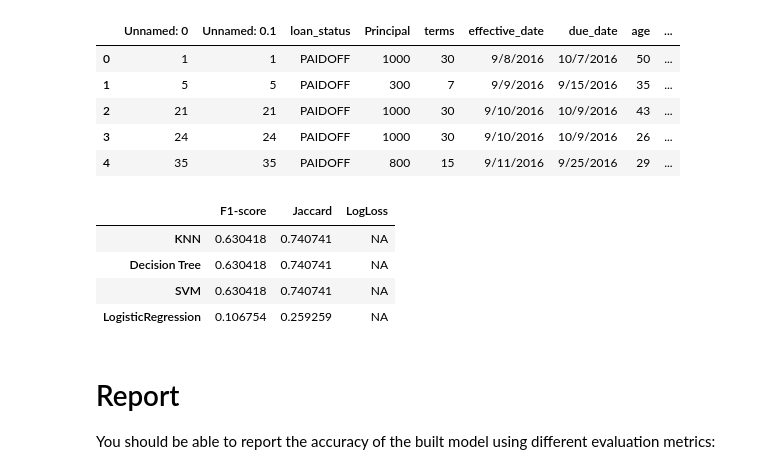
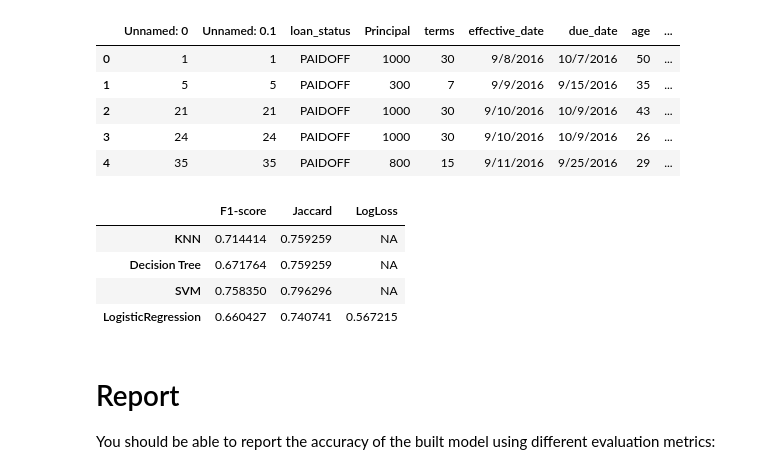
Before and after one commit to WildCat9982/coursera-capstone-project, a Jupyter notebook: MachineLearning.ipynb, the cells around one changed output. Cells and saved outputs as stored; diff of their text form; code cells hidden in the pictures.

```diff
--- a/MachineLearning.ipynb
+++ b/MachineLearning.ipynb
@@ -176,6 +176,7 @@ Name: loan_status, dtype: float64
 Lets convert male to 0 and female to 1:
 # %%
 df['Gender'].replace(to_replace=['male','female'], value=[0,1],inplace=True)
+df['loan_status'].replace(to_replace=['PAIDOFF','COLLECTION'], value=[0,1],inplace=True)
 df.head()
 # %% [output]
 |  | Unnamed: 0 | Unnamed: 0.1 | loan_status | Principal | terms | effective_date | due_date | age | ... |
@@ -355,7 +355,7 @@ The best accuracy was with 0.7857142857142857 with k= 7
 X_trainset, X_testset, y_trainset, y_testset = train_test_split(X, y, test_size=0.2, random_state=10)
 
 from sklearn.tree import DecisionTreeClassifier
-drugTree = DecisionTreeClassifier(criterion="entropy", max_depth = 5)
+drugTree = DecisionTreeClassifier(criterion="entropy", max_depth = 4)
 drugTree # it shows the default parameters
 drugTree.fit(X_trainset,y_trainset)
 # %% [output]
@@ -496,6 +495,7 @@ test_df['weekend'] = test_df['dayofweek'].apply(lambda x: 1 if (x>3)  else 0)
 
 # Convert Categorical features to numerical values
 test_df['Gender'].replace(to_replace=['male','female'], value=[0,1],inplace=True)
+test_df['loan_status'].replace(to_replace=['PAIDOFF','COLLECTION'], value=[0,1],inplace=True)
 #test_df.head()
 test_Feature = test_df[['Principal','terms','age','Gender','weekend']]
 test_Feature = pd.concat([test_Feature,pd.get_dummies(test_df['education'])], axis=1)
@@ -505,6 +505,9 @@ X2 = test_Feature
 X2[0:5]
 
 y2 = test_df['loan_status'].values
+
+#Normalize Data
+X2 = preprocessing.StandardScaler().fit(X2).transform(X2.astype(float))
 # %%
 #jaccard_result = {}
 #jaccard_result['KNN'] = neigh.predict(X2)
@@ -519,13 +522,14 @@ yhat_nb_test=neigh.predict(X2)
 predTree_test = drugTree.predict(X2)
 yhat_clf_test = clf.predict(X2)
 yhat_lr_test = LR.predict(X2)
+yhat_lr_prob_test = LR.predict_proba(X2)
 
 methods = ['KNN', 'Decision Tree', 'SVM', 'LogisticRegression']
 
 
 # jaccard
 jaccard_result = {}
-jaccard_result['KNN'] = jaccard_similarity_score(y2, yhat_test)
+jaccard_result['KNN'] = jaccard_similarity_score(y2, yhat_nb_test)
 jaccard_result['Decision Tree'] = jaccard_similarity_score(y2, predTree_test)
 jaccard_result['SVM'] = jaccard_similarity_score(y2, yhat_clf_test)
 jaccard_result['LogisticRegression'] = jaccard_similarity_score(y2, yhat_lr_test)
@@ -533,7 +537,7 @@ jaccard_result
 
 # F1-Score
 f1_score_result = {}
-f1_score_result['KNN'] = f1_score(y2, yhat_test, average='weighted')
+f1_score_result['KNN'] = f1_score(y2, yhat_nb_test, average='weighted')
 f1_score_result['Decision Tree'] = f1_score(y2, predTree_test, average='weighted')
 f1_score_result['SVM'] = f1_score(y2, yhat_clf_test, average='weighted')
 f1_score_result['LogisticRegression'] = f1_score(y2, yhat_lr_test, average='weighted')
@@ -553,8 +557,8 @@ logloss_result
 
 # KNN
 KNN_result={}
-KNN_result['Jaccard'] = jaccard_similarity_score(y2, yhat_test)
-KNN_result['F1-score'] = f1_score(y2, yhat_test, average='weighted')
+KNN_result['Jaccard'] = jaccard_similarity_score(y2, yhat_nb_test)
+KNN_result['F1-score'] = f1_score(y2, yhat_nb_test, average='weighted')
 KNN_result['LogLoss'] = 'NA'
 
 # Decision Tree
@@ -573,18 +577,18 @@ SVM_result['LogLoss'] = 'NA'
 LR_result = {}
 LR_result['Jaccard'] =  jaccard_similarity_score(y2, yhat_lr_test)
 LR_result['F1-score'] = f1_score(y2, yhat_lr_test, average='weighted')
-LR_result['LogLoss'] = 'NA'
+LR_result['LogLoss'] = log_loss(y2, yhat_lr_prob_test)
 # %%
 data_final = [KNN_result, DCT_result, SVM_result, LR_result]
-data_final
+#data_final
 df_final = pd.DataFrame(data_final, index=['KNN', 'Decision Tree', 'SVM', 'LogisticRegression'])
 df_final
 # %% [output]
 |  | F1-score | Jaccard | LogLoss |
-| KNN | 0.630418 | 0.740741 | NA |
-| Decision Tree | 0.630418 | 0.740741 | NA |
-| SVM | 0.630418 | 0.740741 | NA |
-| LogisticRegression | 0.106754 | 0.259259 | NA |
+| KNN | 0.714414 | 0.759259 | NA |
+| Decision Tree | 0.671764 | 0.759259 | NA |
+| SVM | 0.758350 | 0.796296 | NA |
+| LogisticRegression | 0.660427 | 0.740741 | 0.567215 |
 # %% [markdown]
 # Report
 You should be able to report the accuracy of the built model using different evaluation metrics:
```
Also changed, not shown: parts of 11 cells of this notebook.
